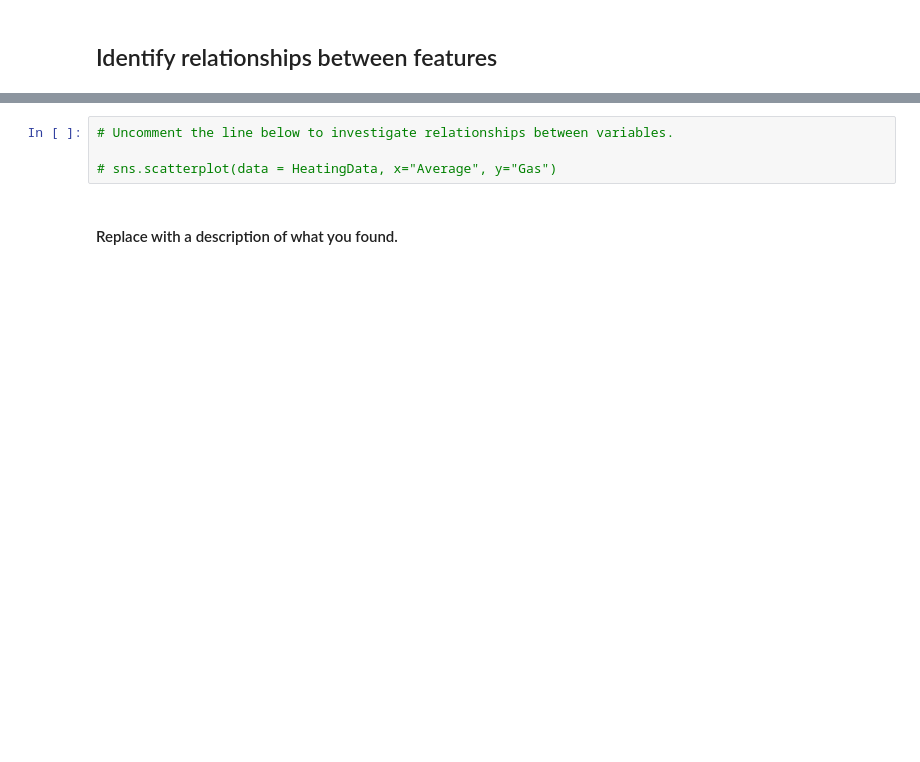
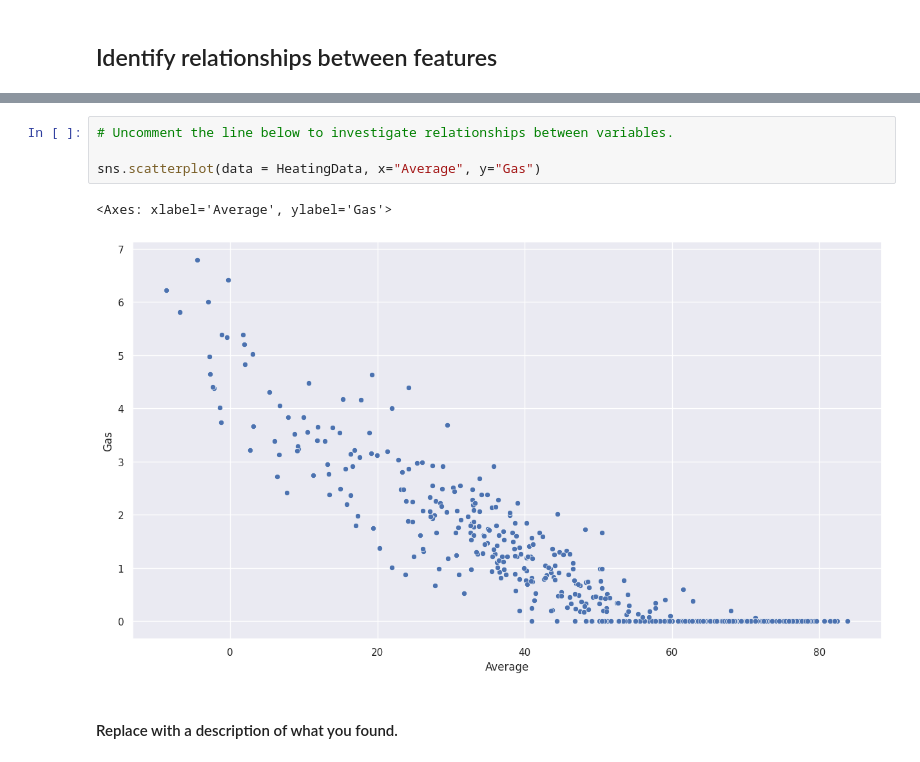
Before and after one commit to python-academy/AI_with_DSML, a Jupyter notebook: 06_Data_Exploration/5_Performing exploratory analysis.ipynb, the cells around one changed output, grey strips where cells are left out. Saved outputs shown, nothing was run; the diff lists cells and outputs as text; blank space fills up the shorter version.

```diff
--- a/06_Data_Exploration/5_Performing exploratory analysis.ipynb
+++ b/06_Data_Exploration/5_Performing exploratory analysis.ipynb
@@ -97,7 +97,10 @@ plt.show()
 # %%
 # Uncomment the line below to investigate relationships between variables.
 
-# sns.scatterplot(data = HeatingData, x="Average", y="Gas")
+sns.scatterplot(data = HeatingData, x="Average", y="Gas")
+# %% [output]
+<Axes: xlabel='Average', ylabel='Gas'>
+[figure, added]
 # %% [markdown]
 #### Replace with a description of what you found.
 # %% [markdown]
```
Also changed, not shown: parts of 3 cells of this notebook, 3 other files.
